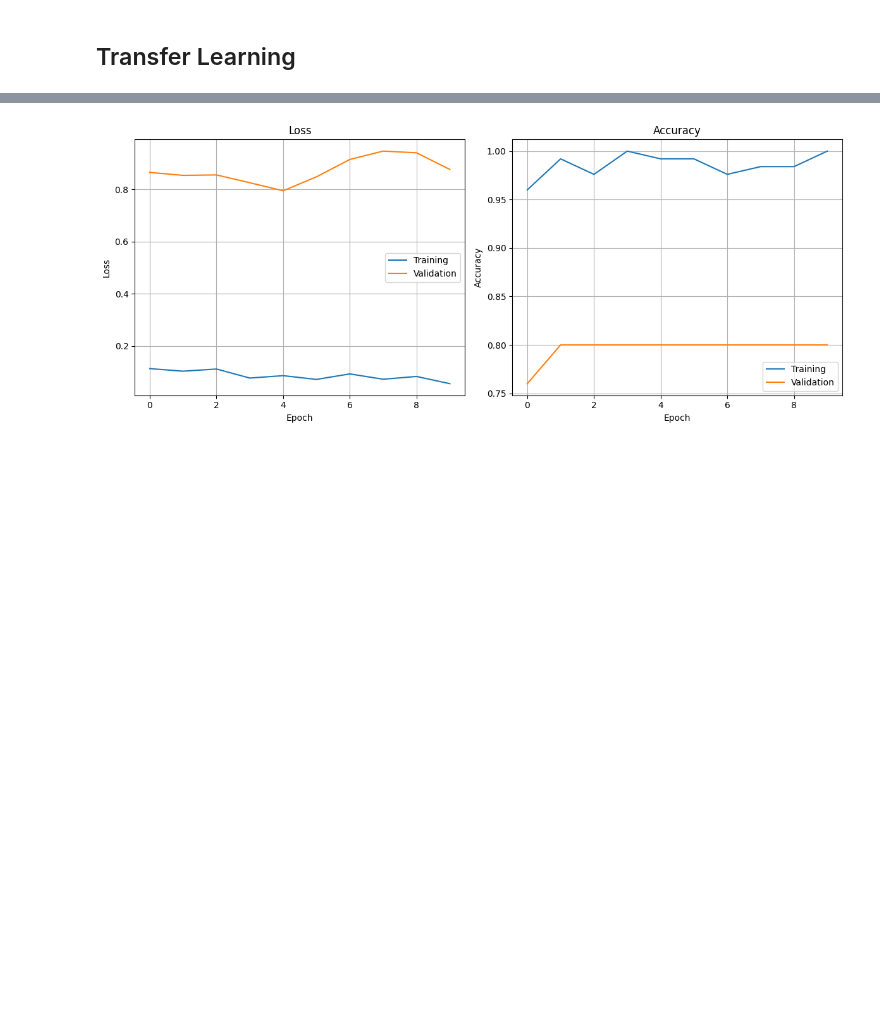
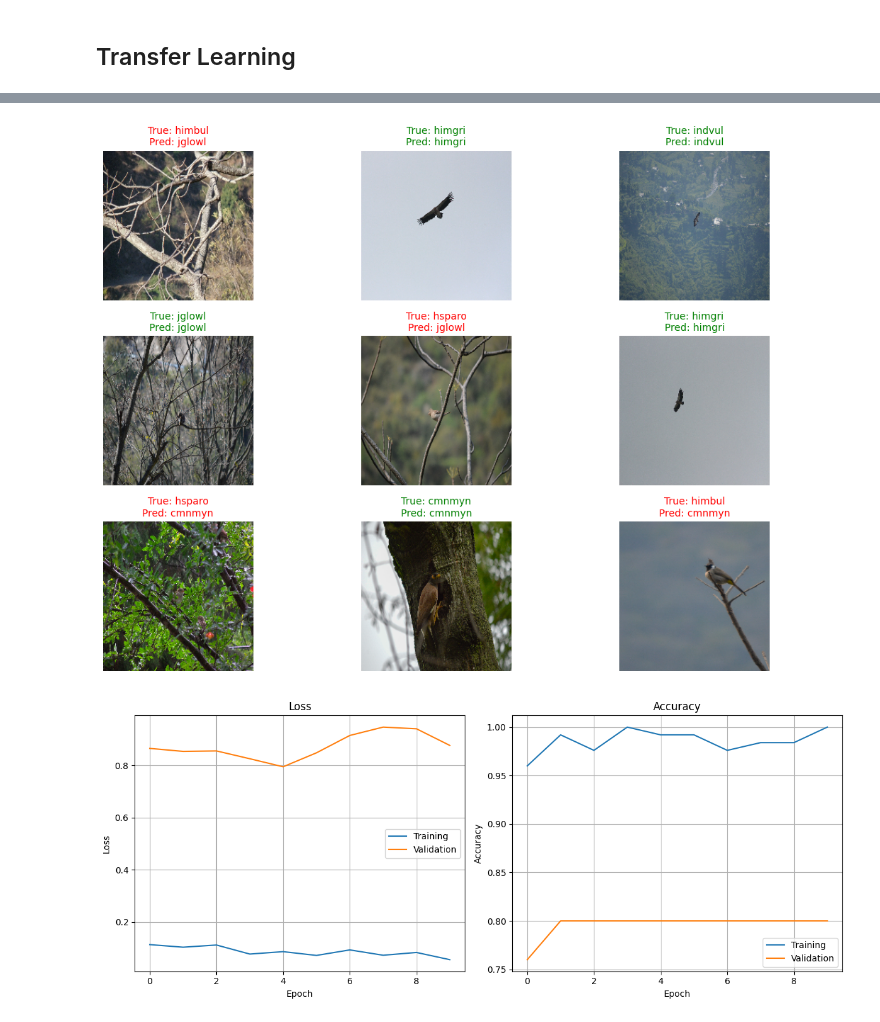
Before and after one commit to Ahmed-Tarek0/Deep-Learning-Implementations, a Jupyter notebook: 02-CNN/bird_species_classification/bird_species_cnn.ipynb, the cells around one changed output, grey strips where cells are left out. Drawn from its saved outputs; the diff is of its cells as text; code cells hidden in the pictures; blank space fills up the shorter version.

Commit message:
Adding Testing Samples With Images

```diff
--- a/02-CNN/bird_species_classification/bird_species_cnn.ipynb
+++ b/02-CNN/bird_species_classification/bird_species_cnn.ipynb
@@ -290 +284,26 @@ print("Accuracy:", acc)
 Accuracy: 0.4968152940273285
+# %%
+plt.figure(figsize=(12, 8))
+
+for images, labels in test_ds.take(8):
+
+    preds = model_efficient.predict(images)
+
+    for i in range(9):
+        plt.subplot(3, 3, i + 1)
+        plt.imshow(images[i].numpy().astype("uint8"))
+        true_label = class_names[labels[i]]
+        pred_label = class_names[np.argmax(preds[i])]
+
+        color = "green" if true_label == pred_label else "red"
+        plt.title(
+            f"True: {true_label}\nPred: {pred_label}",
+            color=color,
+            fontsize=10
+        )
+
+        plt.axis("off")
+
+plt.tight_layout()
+plt.show()
+# %% [output]
@@ -291,3 +318,4 @@ Accuracy: 0.4968152940273285
+[figure, added]
 # %%
 plt.figure(figsize=(12,5))
 
```
Also changed, not shown: parts of 5 cells of this notebook.
